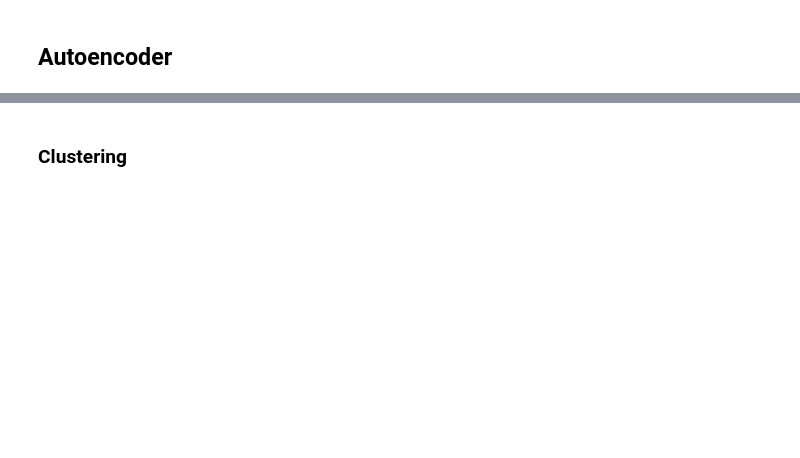
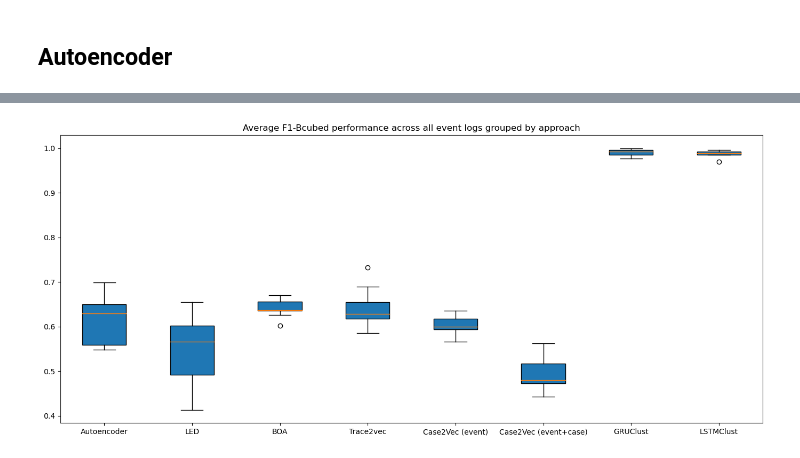
Before and after one commit to marcel-kl/process-mining-project, a Jupyter notebook: notebooks/1. Autoencoder.ipynb, the cells around one changed output, grey strips where cells are left out. Drawn from its saved outputs; the diff is of its cells as text; code cells hidden in the pictures; blank space fills up the shorter version.

Commit message:
Added different loops for methods, added graph

```diff
--- a/notebooks/1. Autoencoder.ipynb
+++ b/notebooks/1. Autoencoder.ipynb
@@ -142,14 +810,25 @@ for file in tqdm(os.listdir(event_log_path), unit='eventlog'):
 # %%
 # Statistics
 
-results = {"autoencoder":results_autoencoder, "boa": results_boa, "led": results_led}
+results = {"autoencoder":results_autoencoder, "boa": boa_results, "led": led_results}
 
-statistics = pd.DataFrame(results.autoencoder).transpose()
-print(statistics.describe())
+statistics_autoencoder = pd.DataFrame(results_autoencoder).transpose()
+print("Statistics for Autoencoder")
+print(statistics_autoencoder.describe())
 
+# Example statistics output for Autoencoder
+f1_bcubed_mean, f1_bcubed_std = statistics_autoencoder.f1_bcubed.mean(), statistics_autoencoder.f1_bcubed.std()
+fitness_mean, fitness_std = statistics_autoencoder.fitness.mean(), statistics_autoencoder.fitness.std()
+precision_mean, precision_std = statistics_autoencoder.precision.mean(), statistics_autoencoder.precision.std()
+simplicity_mean, simplicity_std = statistics_autoencoder.simplicity.mean(), statistics_autoencoder.simplicity.std()
+count = statistics_autoencoder.count()
 
-f1_bcubed_mean, f1_bcubed_std = statistics.f1_bcubed.mean(), statistics.f1_bcubed.std()
-fitness_mean, fitness_std = statistics.fitness.mean(), statistics.fitness.std()
-precision_mean, precision_std = statistics.precision.mean(), statistics.precision.std()
-simplicity_mean, simplicity_std = statistics.simplicity.mean(), statistics.simplicity.std()
-count = statistics.count()
+# Maybe do the same for the other ones
+
+statistics_LED = pd.DataFrame(boa_results).transpose()
+statistics_BOA = pd.DataFrame(led_results).transpose()
+statistics_Trace2Vec = pd.DataFrame(results_trace2vec).transpose()
+statistics_Case2Vec_event = pd.DataFrame(results_case2vec_event).transpose()
+statistics_Case2Vec_event_case = pd.DataFrame(results_case2vec_event_case).transpose()
+statistics_gruclust = pd.DataFrame(results_gruclust).transpose()
+statistics_lstmclust = pd.DataFrame(results_lstmclust).transpose()
@@ -201,2 +845,0 @@ feature_vector = autoencoder.predict()
-# %% [markdown]
-### Clustering
@@ -212,0 +846,12 @@ print('F1-BCubed: ' + str(cluster_result[2]))
+# %%
+#plot
+from matplotlib import pyplot as plt
+fig = plt.figure(figsize =(17,7))
+fig = plt.title("Average F1-Bcubed performance across all event logs grouped by approach")
+results_of_algorithms = [statistics_autoencoder.f1_bcubed, statistics_LED.f1_bcubed, statistics_BOA.f1_bcubed, statistics_Trace2Vec.f1_bcubed, statistics_Case2Vec_event.f1_bcubed, statistics_Case2Vec_event_case.f1_bcubed, statistics_gruclust.f1_bcubed, statistics_lstmclust.f1_bcubed]
+
+bp = plt.boxplot(results_of_algorithms, patch_artist=True, labels=['Autoencoder', 'LED', 'BOA', 'Trace2vec', 'Case2Vec (event)', 'Case2Vec (event+case)', 'GRUClust', 'LSTMClust'])
+plt.show()
+# <<< USE TO PLOT HERE...
+# %% [output]
+[figure, added]
```
Also changed, not shown: parts of 24 cells of this notebook.
